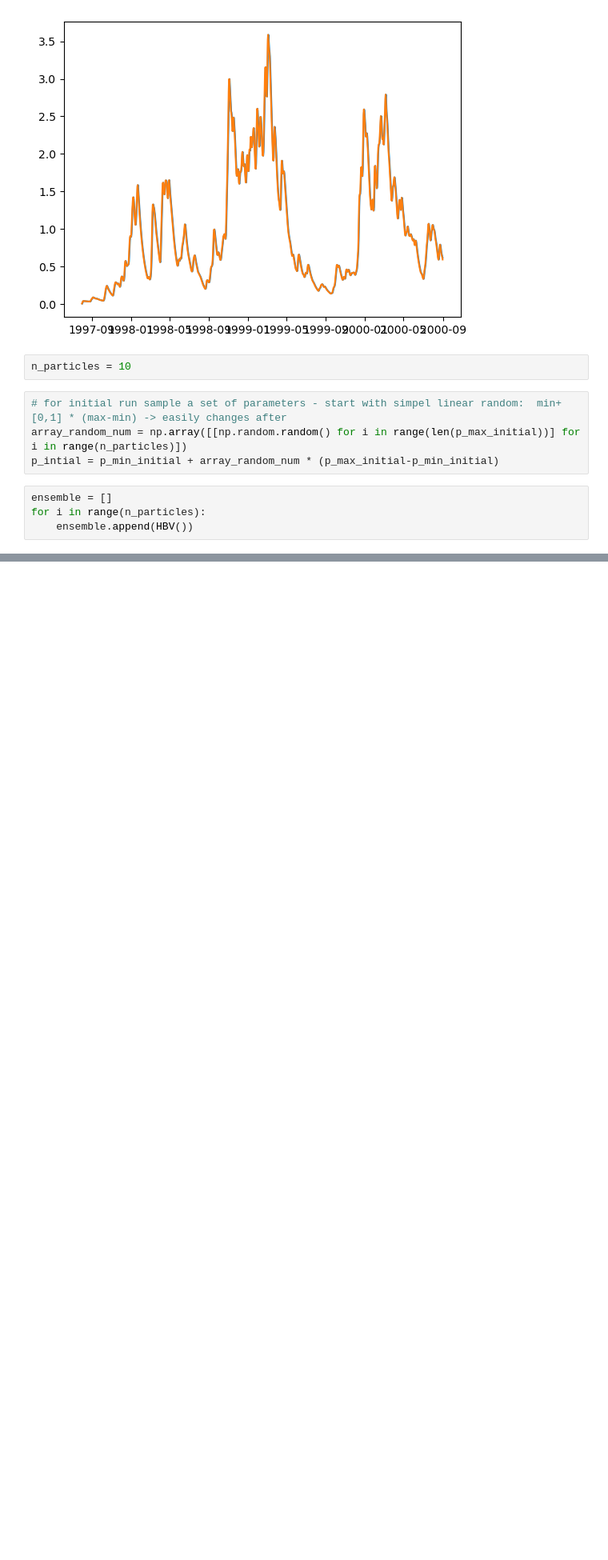
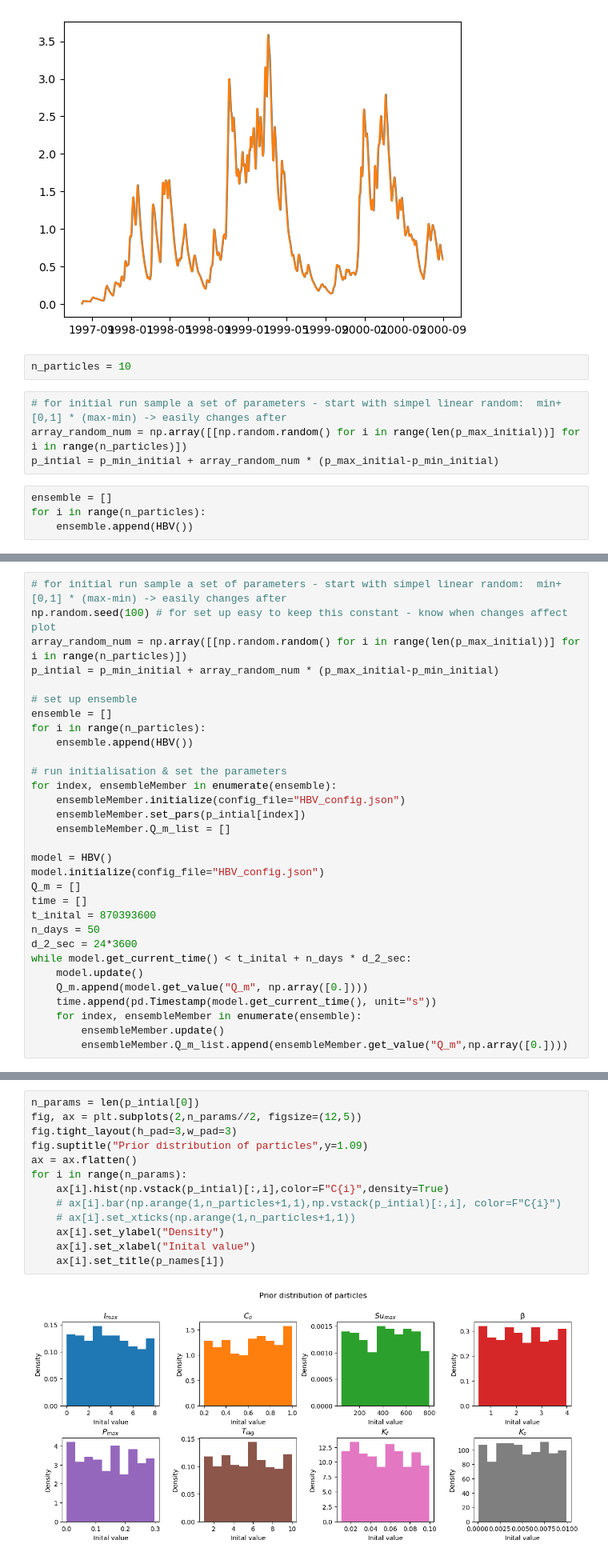
Before and after one commit to Daafip/HBV-data-assimilation, a Jupyter notebook: Forward model BMI.ipynb, the cells around one changed output, grey strips where cells are left out. Shown at 80% size. Drawn from its saved outputs; the diff is of its cells as text; blank space fills up the shorter version.

Commit message:
updating models

```diff
--- a/Forward model BMI.ipynb
+++ b/Forward model BMI.ipynb
@@ -91,0 +126,31 @@ for index, ensembleMember in enumerate(ensemble):
+# %%
+# for initial run sample a set of parameters - start with simpel linear random:  min+[0,1] * (max-min) -> easily changes after
+np.random.seed(100) # for set up easy to keep this constant - know when changes affect plot
+array_random_num = np.array([[np.random.random() for i in range(len(p_max_initial))] for i in range(n_particles)])
+p_intial = p_min_initial + array_random_num * (p_max_initial-p_min_initial)
+
+# set up ensemble
+ensemble = []
+for i in range(n_particles):
+    ensemble.append(HBV())
+
+# run initialisation & set the parameters
+for index, ensembleMember in enumerate(ensemble):
+    ensembleMember.initialize(config_file="HBV_config.json")
+    ensembleMember.set_pars(p_intial[index])
+    ensembleMember.Q_m_list = []
+
+model = HBV()
+model.initialize(config_file="HBV_config.json")
+Q_m = []
+time = []
+t_inital = 870393600
+n_days = 50
+d_2_sec = 24*3600
+while model.get_current_time() < t_inital + n_days * d_2_sec:
+    model.update()
+    Q_m.append(model.get_value("Q_m", np.array([0.])))
+    time.append(pd.Timestamp(model.get_current_time(), unit="s"))
+    for index, ensembleMember in enumerate(ensemble):
+        ensembleMember.update()
+        ensembleMember.Q_m_list.append(ensembleMember.get_value("Q_m",np.array([0.])))
@@ -91,0 +159,15 @@ for index, ensembleMember in enumerate(ensemble):
+# %%
+n_params = len(p_intial[0])
+fig, ax = plt.subplots(2,n_params//2, figsize=(12,5))
+fig.tight_layout(h_pad=3,w_pad=3)
+fig.suptitle("Prior distribution of particles",y=1.09)
+ax = ax.flatten()
+for i in range(n_params):
+    ax[i].hist(np.vstack(p_intial)[:,i],color=F"C{i}",density=True)
+    # ax[i].bar(np.arange(1,n_particles+1,1),np.vstack(p_intial)[:,i], color=F"C{i}")
+    # ax[i].set_xticks(np.arange(1,n_particles+1,1))
+    ax[i].set_ylabel("Density")
+    ax[i].set_xlabel("Inital value")
+    ax[i].set_title(p_names[i])
+# %% [output]
+[figure, added]
```
Also changed, not shown: parts of 58 cells of this notebook, 3 other files.
